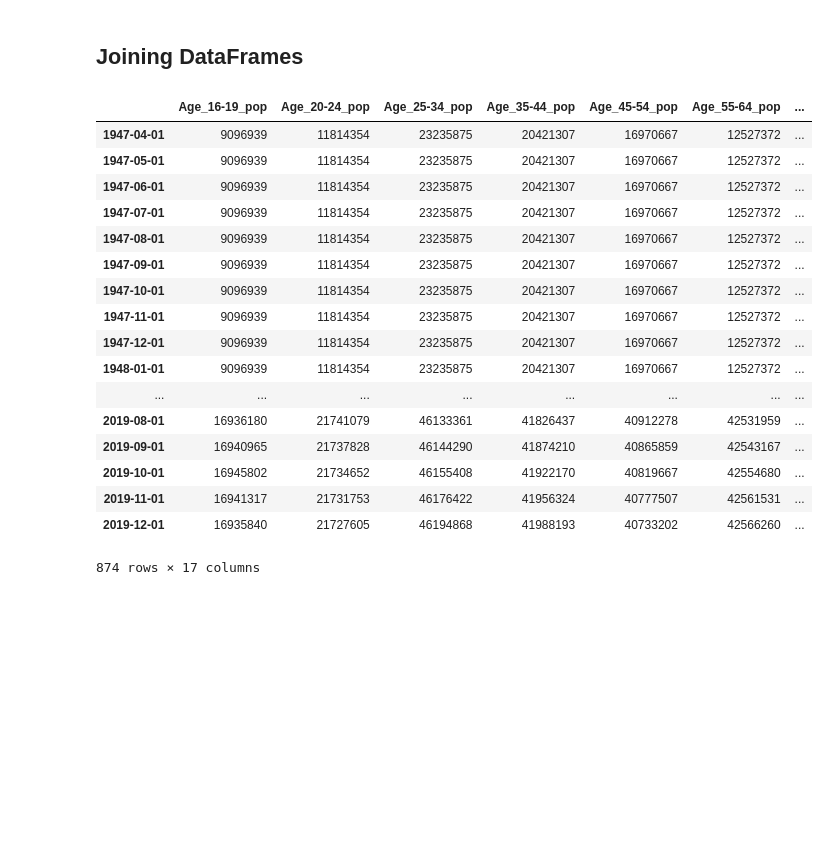
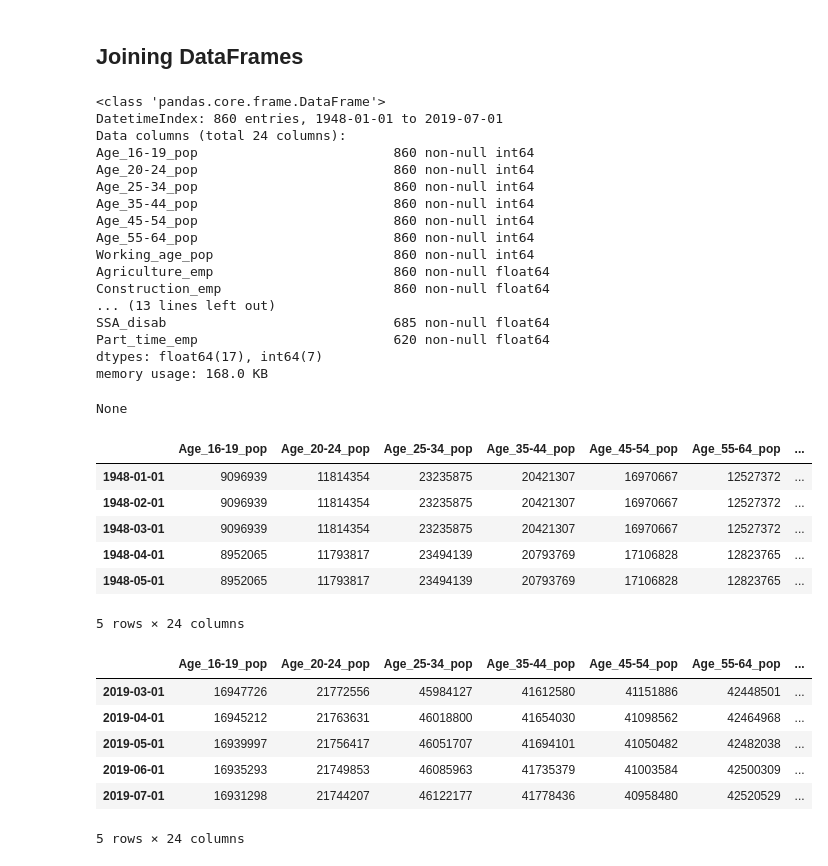
Before and after one commit to zapatos24/Employment_Prediction_LSTM_NN, a Jupyter notebook: mod_7_project.ipynb, the cells around one changed output. Cells and saved outputs as stored; diff of their text form; code cells hidden in the pictures; blank space fills up the shorter version.

```diff
--- a/mod_7_project.ipynb
+++ b/mod_7_project.ipynb
@@ -768,24 +768,43 @@ None
 | 2019-07-01 | 26232000 |
 # %% [markdown]
 ## Joining DataFrames
-# %%
-pop_df.join(industry_df, how='outer')
-# %% [output]
-|  | Age_16-19_pop | Age_20-24_pop | Age_25-34_pop | Age_35-44_pop | Age_45-54_pop | Age_55-64_pop | ... |
-| 1947-04-01 | 9096939 | 11814354 | 23235875 | 20421307 | 16970667 | 12527372 | ... |
-| 1947-05-01 | 9096939 | 11814354 | 23235875 | 20421307 | 16970667 | 12527372 | ... |
-| 1947-06-01 | 9096939 | 11814354 | 23235875 | 20421307 | 16970667 | 12527372 | ... |
-| 1947-07-01 | 9096939 | 11814354 | 23235875 | 20421307 | 16970667 | 12527372 | ... |
-| 1947-08-01 | 9096939 | 11814354 | 23235875 | 20421307 | 16970667 | 12527372 | ... |
-| 1947-09-01 | 9096939 | 11814354 | 23235875 | 20421307 | 16970667 | 12527372 | ... |
-| 1947-10-01 | 9096939 | 11814354 | 23235875 | 20421307 | 16970667 | 12527372 | ... |
-| 1947-11-01 | 9096939 | 11814354 | 23235875 | 20421307 | 16970667 | 12527372 | ... |
-| 1947-12-01 | 9096939 | 11814354 | 23235875 | 20421307 | 16970667 | 12527372 | ... |
-| 1948-01-01 | 9096939 | 11814354 | 23235875 | 20421307 | 16970667 | 12527372 | ... |
-| ... | ... | ... | ... | ... | ... | ... | ... |
-| 2019-08-01 | 16936180 | 21741079 | 46133361 | 41826437 | 40912278 | 42531959 | ... |
-| 2019-09-01 | 16940965 | 21737828 | 46144290 | 41874210 | 40865859 | 42543167 | ... |
-| 2019-10-01 | 16945802 | 21734652 | 46155408 | 41922170 | 40819667 | 42554680 | ... |
-| 2019-11-01 | 16941317 | 21731753 | 46176422 | 41956324 | 40777507 | 42561531 | ... |
-| 2019-12-01 | 16935840 | 21727605 | 46194868 | 41988193 | 40733202 | 42566260 | ... |
-874 rows × 17 columns
+# %%
+full_df = pop_df.join([industry_df, emp_levels_df, ssa_timeseries_df, part_time_df])
+full_df = full_df.iloc[9:-5]
+
+display(full_df.info())
+display(full_df.head())
+display(full_df.tail())
+# %% [output]
+<class 'pandas.core.frame.DataFrame'>
+DatetimeIndex: 860 entries, 1948-01-01 to 2019-07-01
+Data columns (total 24 columns):
+Age_16-19_pop                         860 non-null int64
+Age_20-24_pop                         860 non-null int64
+Age_25-34_pop                         860 non-null int64
+Age_35-44_pop                         860 non-null int64
+Age_45-54_pop                         860 non-null int64
+Age_55-64_pop                         860 non-null int64
+Working_age_pop                       860 non-null int64
+Agriculture_emp                       860 non-null float64
+Construction_emp                      860 non-null float64
+... (13 lines left out)
+SSA_disab                             685 non-null float64
+Part_time_emp                         620 non-null float64
+dtypes: float64(17), int64(7)
+memory usage: 168.0 KB
+None
+|  | Age_16-19_pop | Age_20-24_pop | Age_25-34_pop | Age_35-44_pop | Age_45-54_pop | Age_55-64_pop | ... |
+| 1948-01-01 | 9096939 | 11814354 | 23235875 | 20421307 | 16970667 | 12527372 | ... |
+| 1948-02-01 | 9096939 | 11814354 | 23235875 | 20421307 | 16970667 | 12527372 | ... |
+| 1948-03-01 | 9096939 | 11814354 | 23235875 | 20421307 | 16970667 | 12527372 | ... |
+| 1948-04-01 | 8952065 | 11793817 | 23494139 | 20793769 | 17106828 | 12823765 | ... |
+| 1948-05-01 | 8952065 | 11793817 | 23494139 | 20793769 | 17106828 | 12823765 | ... |
+5 rows × 24 columns
+|  | Age_16-19_pop | Age_20-24_pop | Age_25-34_pop | Age_35-44_pop | Age_45-54_pop | Age_55-64_pop | ... |
+| 2019-03-01 | 16947726 | 21772556 | 45984127 | 41612580 | 41151886 | 42448501 | ... |
+| 2019-04-01 | 16945212 | 21763631 | 46018800 | 41654030 | 41098562 | 42464968 | ... |
+| 2019-05-01 | 16939997 | 21756417 | 46051707 | 41694101 | 41050482 | 42482038 | ... |
+| 2019-06-01 | 16935293 | 21749853 | 46085963 | 41735379 | 41003584 | 42500309 | ... |
+| 2019-07-01 | 16931298 | 21744207 | 46122177 | 41778436 | 40958480 | 42520529 | ... |
+5 rows × 24 columns
```
Also changed, not shown: parts of 4 cells of this notebook.
